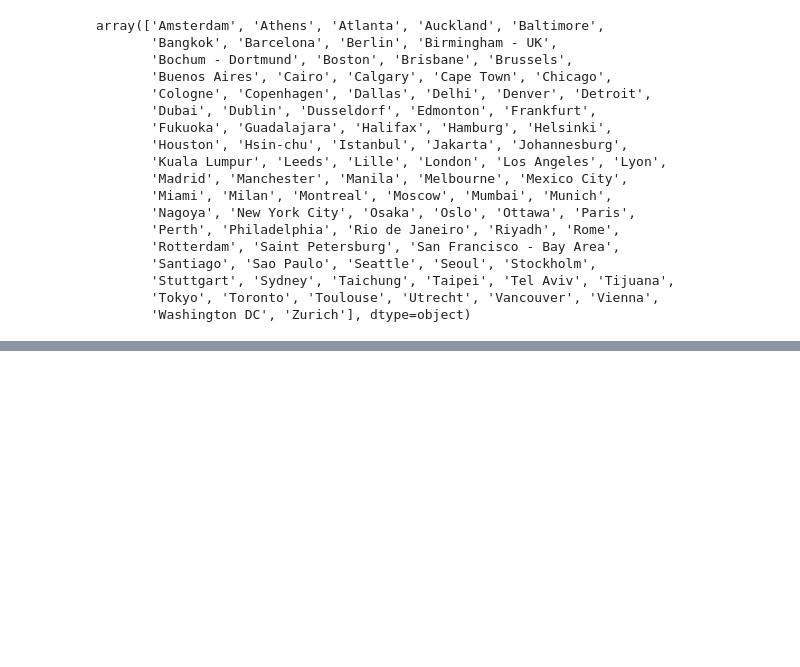
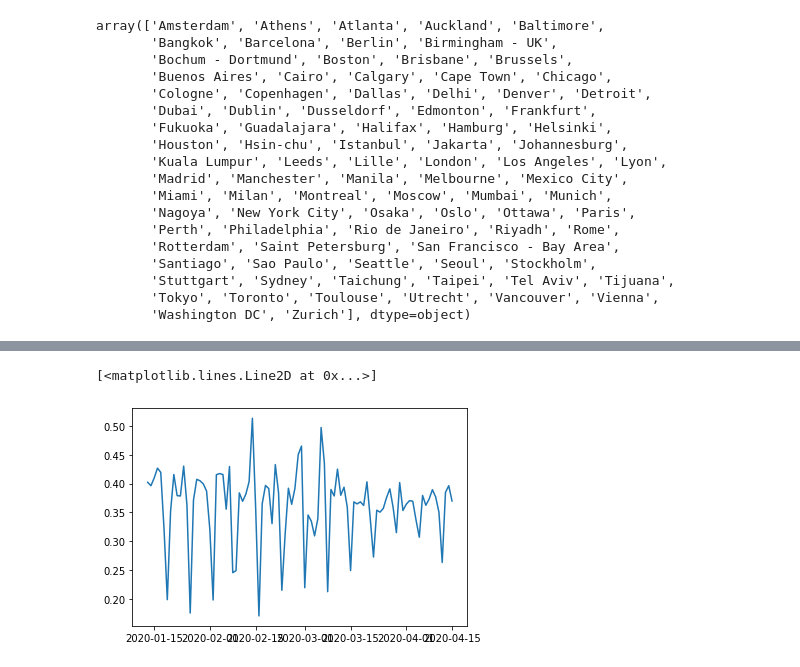
Before and after one commit to KellyGothard/RedditUSACOVID, a Jupyter notebook: notebooks/Apple_mobility_data.ipynb, the cells around one changed output, grey strips where cells are left out. Drawn from its saved outputs; the diff is of its cells as text; code cells hidden in the pictures; blank space fills up the shorter version.

```diff
--- a/notebooks/Apple_mobility_data.ipynb
+++ b/notebooks/Apple_mobility_data.ipynb
@@ -52,0 +99,3 @@ apple_mob_dat
+# %%
+new_df = pd.DataFrame(y2,index=x1)
+new_df
@@ -52,0 +116,14 @@ apple_mob_dat
+# %%
+#new_df = new_df-new_df.mean()
+new_df = new_df/new_df.max()
+# %%
+rolling_mean = new_df[1].rolling(7).mean(center=True).fillna(method='bfill').fillna(method='ffill') #.interpolate(method='pad')
+# %%
+rolling_mean=rolling_mean-rolling_mean.min()
+# %%
+plt.plot(new_df[1] - rolling_mean)
+#plt.plot(rolling_mean)
+#plt.plot(new_df)
+# %% [output]
+[<matplotlib.lines.Line2D at 0x...>]
+[figure, added]
```
Also changed, not shown: parts of 17 cells of this notebook, 1 other file.
